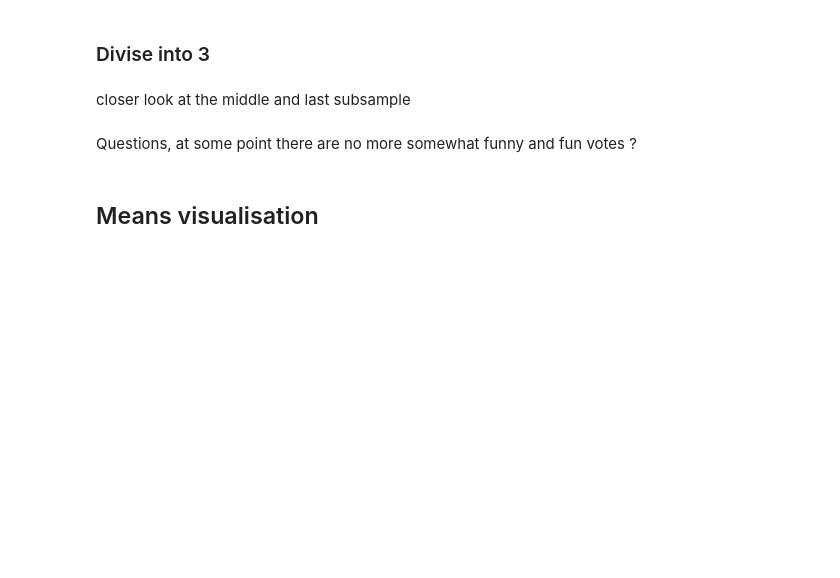
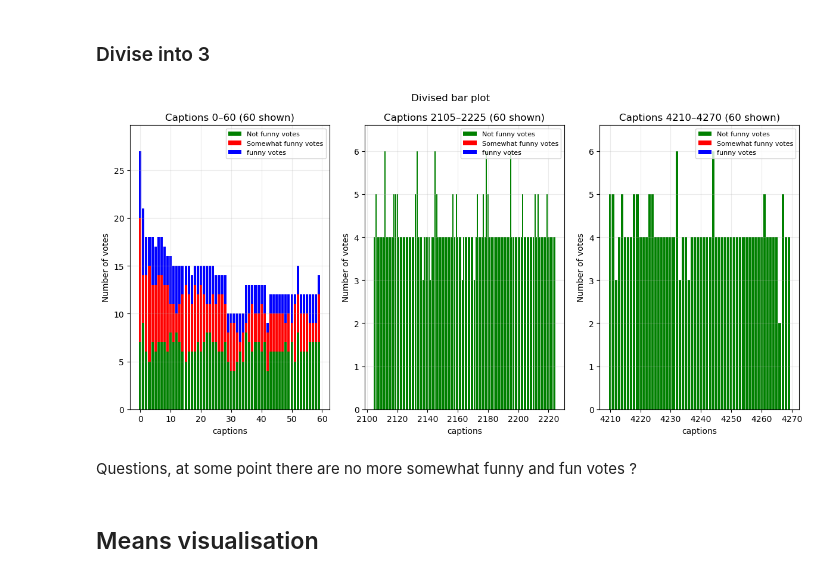
Before and after one commit to epfl-ada/ada-2025-project-json-derulo, a Jupyter notebook: src/Adrian/visualisation.ipynb, the cells around one changed output. Drawn from its saved outputs; the diff is of its cells as text; code cells hidden in the pictures; blank space fills up the shorter version.

```diff
--- a/src/Adrian/visualisation.ipynb
+++ b/src/Adrian/visualisation.ipynb
@@ -133,2 +168,0 @@ plt.show()
-# %% [markdown]
-closer look at the middle and last subsample
@@ -158,3 +169,38 @@ plt.show()
+# %%
+def plot_divised_histo_stacked(df,division=3,n_caption_per_div=20,figsize=(12,6)):
+    plt.rcParams["figure.figsize"] = figsize
+    separation=floor(len(df)/(division-1))
+    frame=[0,n_caption_per_div]
+
+    for div in range(division):
+        window=df.iloc[frame[0]:frame[1]]
+
+        plt.subplot(1,division,div+1)
+        plt.bar(window.index,window['not_funny'], color='green', label='Not funny votes')
+        plt.bar(window.index,window['somewhat_funny'], bottom=window['not_funny'],color='red', label='Somewhat funny votes')
+        plt.bar(window.index,window['funny'],bottom=(window['not_funny']+window['somewhat_funny']), color='blue', label='funny votes')
+
+        maximum_value=max(window['not_funny']+window['somewhat_funny']+window['funny'])
+        plt.ylim(top=1.1*maximum_value)
+
+        plt.title(f'Captions {frame[0]}–{frame[1]} ({n_caption_per_div} shown)')
+        plt.xlabel('captions')
+        plt.ylabel('Number of votes')
+        plt.grid(True, alpha=0.25)
+        plt.legend(fontsize=8)
+
+        start = frame[0] + separation - round(n_caption_per_div / 2)
+        end = frame[1] + separation + round(n_caption_per_div / 2)
+        start = max(0, start)
+        end = min(len(df), end)
+        frame = [start, end]
+    plt.suptitle('Divised bar plot')
+    plt.tight_layout()
+    plt.show()
+
+plot_divised_histo_stacked(contest_df,n_caption_per_div=60)
+# %% [output]
+[figure, added]
 # %% [markdown]
 Questions, at some point there are no more somewhat funny and fun votes ?
 # %% [markdown]
```
Also changed, not shown: parts of 22 cells of this notebook, 3 other files.
